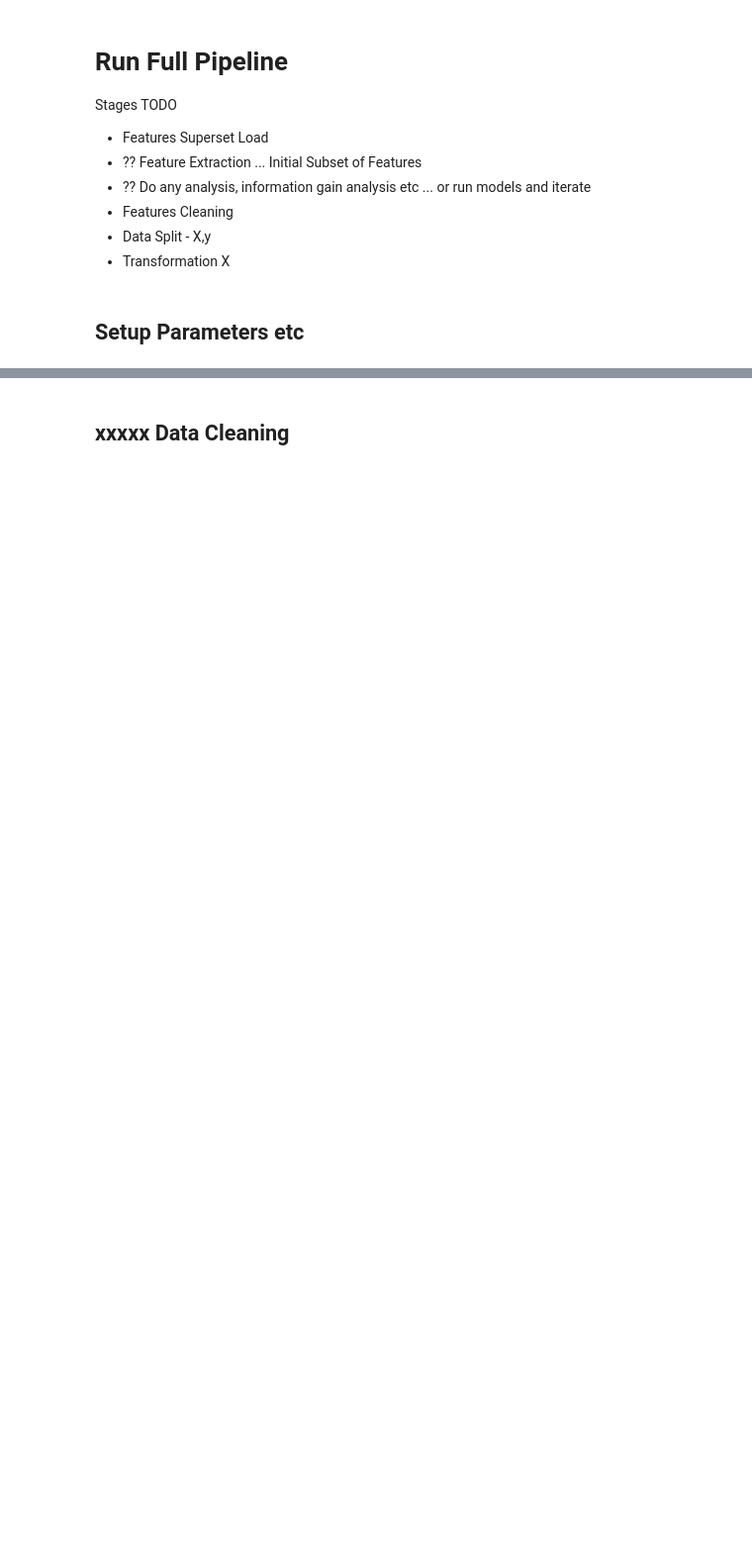
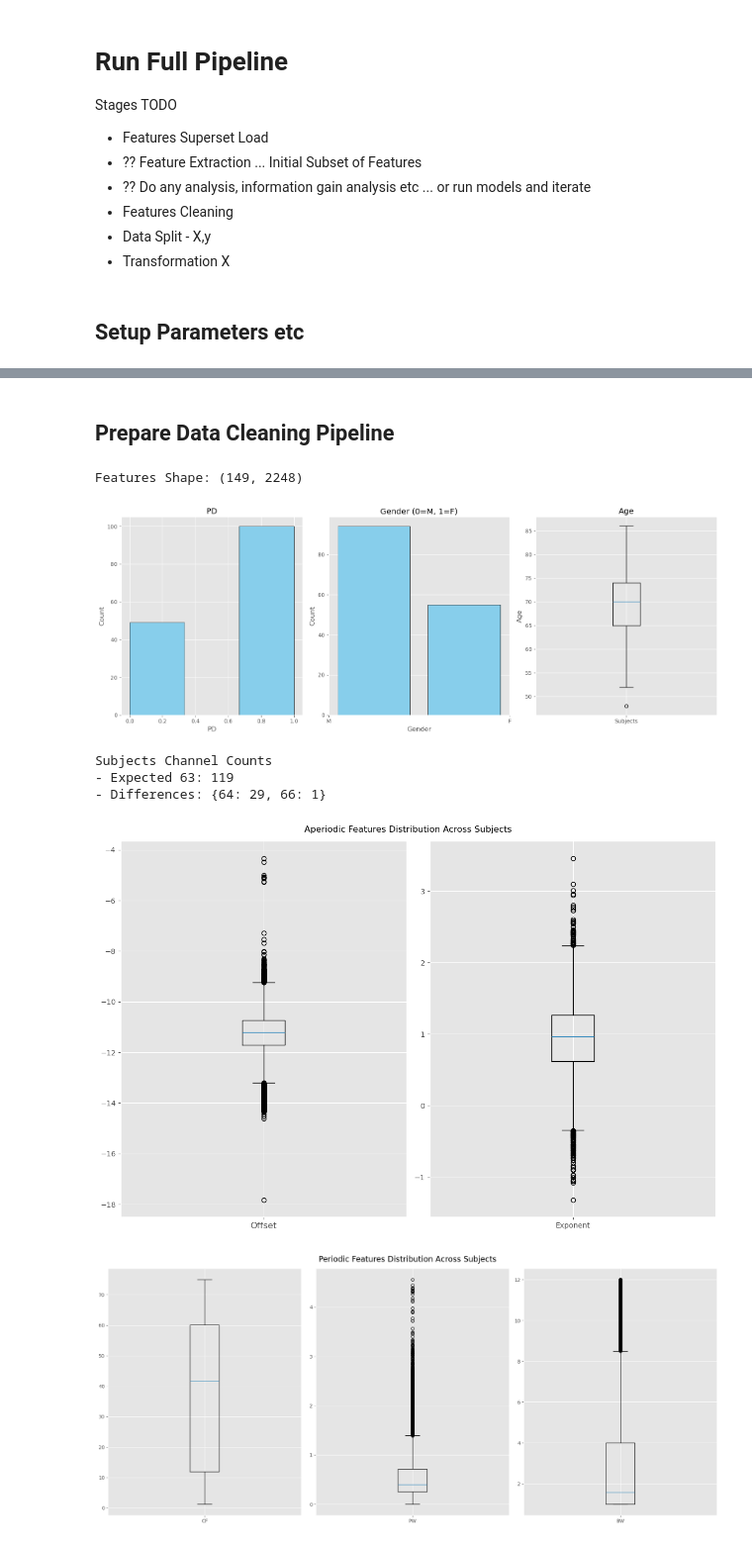
Before and after one commit to StuartG24/EEG_ML_Pipeline, a Jupyter notebook: Notebooks/2_Feature Selection Pipeline_v1.ipynb, the cells around one changed output, grey strips where cells are left out. Shown at 99% size. Cells and saved outputs as stored; diff of their text form; code cells hidden in the pictures; blank space fills up the shorter version.

```diff
--- a/Notebooks/2_Feature Selection Pipeline_v1.ipynb
+++ b/Notebooks/2_Feature Selection Pipeline_v1.ipynb
@@ -103,3 +99,16 @@ def get_file_path(folder, file_name):
+# %%
+# Quick Summary of the Features
+def features_summary(features_df):
+
+    # Shape and key subject features, channels
+    print(f'Features Shape: {features_df.shape}')
+    subject_info_plot(features_df)
+    channels_check(features_df)
+
+    # Aperiodic and periodic components distributions
+    aperiodic_components_plot(features_df)
+    periodic_components_plot(features_df)
+    fit_error_plot(features_df)
 # %%
 # Plots for subject info
 def subject_info_plot(features_df):
@@ -339,14 +347,3 @@ del current_date, eeg_processing_results_path, eeg_run_folder, eeg_results_run_p
 
 # Get features superset created after EEG processing
 features_superset_df = pd.read_pickle(eeg_features_superset_file_path, compression='zip')
-
-# Subject info distributions
-subject_info_plot(features_superset_df)
-
-# Check number of channels
-channels_check(features_superset_df)
-
-# Aperiodic and periodic components distributions
-aperiodic_components_plot(features_superset_df)
-periodic_components_plot(features_superset_df)
-fit_error_plot(features_superset_df)
@@ -360,2 +350,13 @@ Subjects per channel difference: {1: 29, 3: 1}
 # %% [markdown]
-## xxxxx Data Cleaning
+## Prepare Data Cleaning Pipeline
+# %%
+# Before Cleaning
+features_summary(features_superset_df)
+# %% [output]
+Features Shape: (149, 2248)
+[figure, added]
+Subjects Channel Counts
+- Expected 63: 119
+- Differences: {64: 29, 66: 1}
+[figure, added]
+[figure, added]
```
Also changed, not shown: parts of 11 cells of this notebook, 3 other files.
